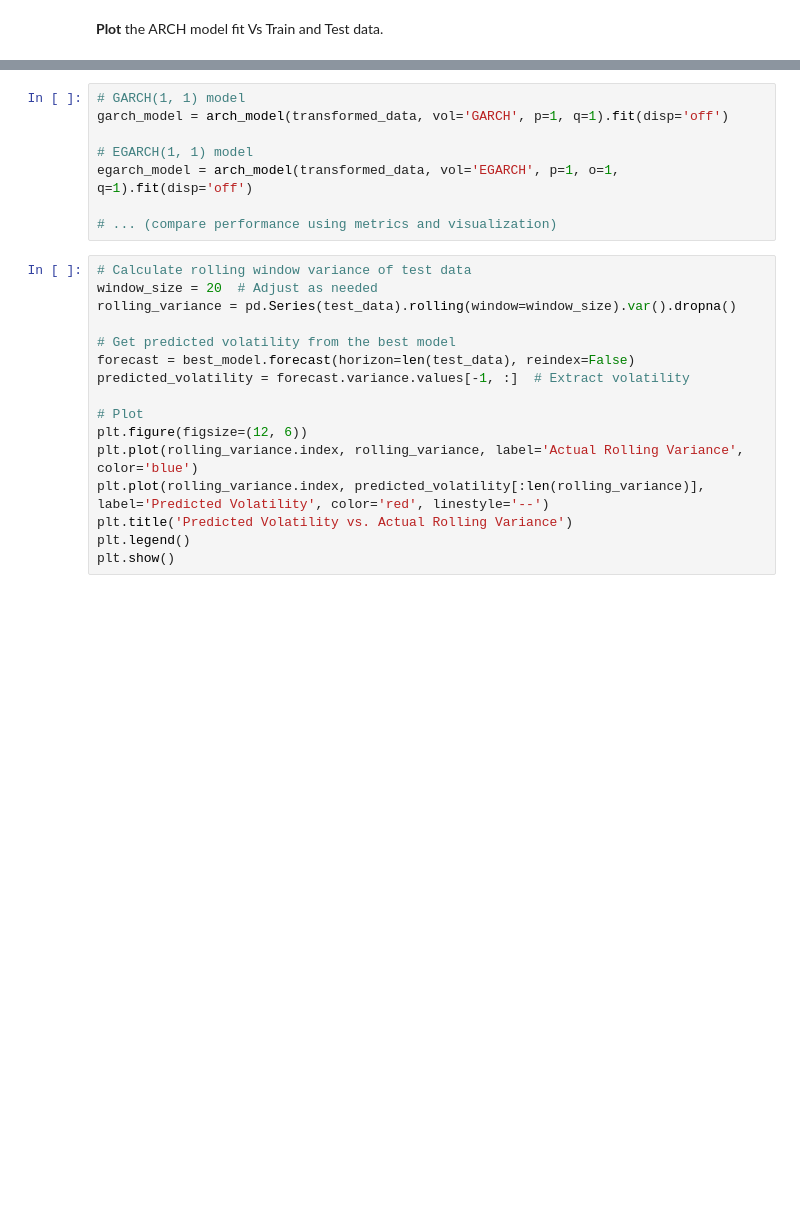
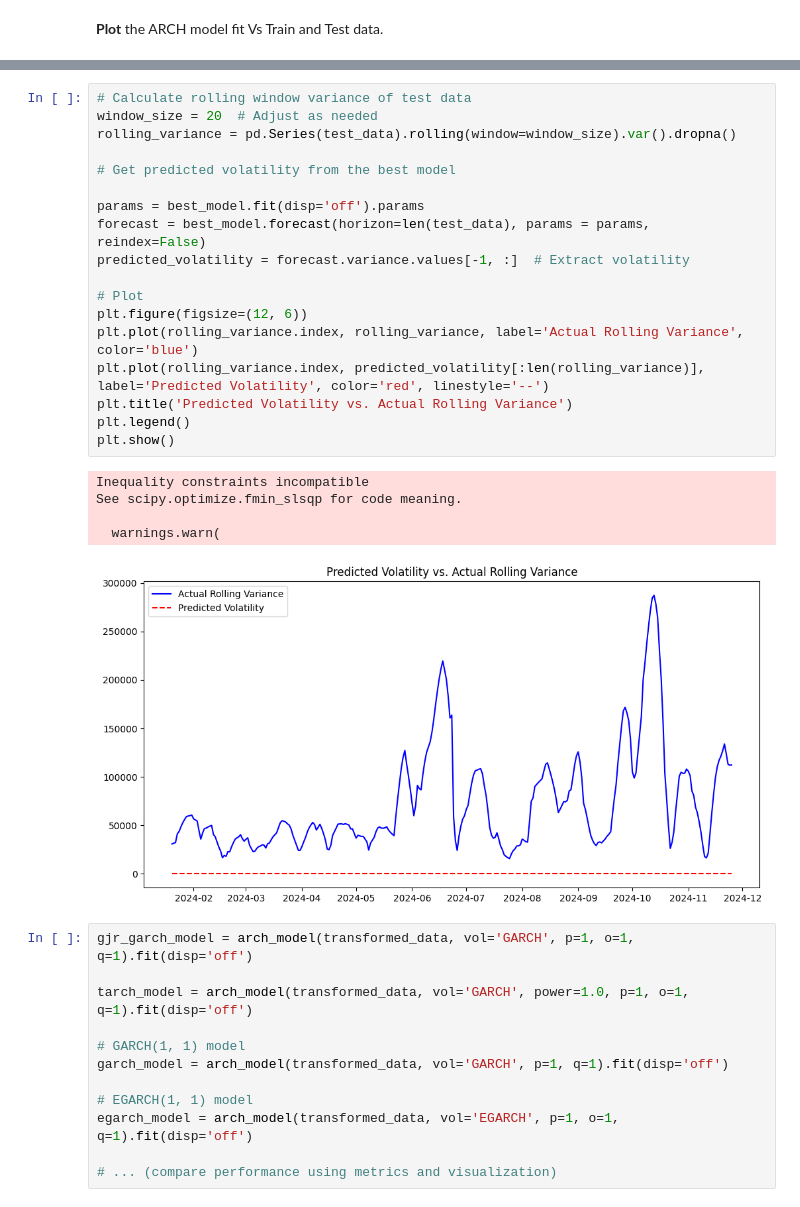
Before and after one commit to aymuos/masters-practise-repo, a Jupyter notebook: TSA_Nifty_50_Project.ipynb, the cells around one changed output, grey strips where cells are left out. Saved outputs shown, nothing was run; the diff lists cells and outputs as text; blank space fills up the shorter version.

```diff
--- a/TSA_Nifty_50_Project.ipynb
+++ b/TSA_Nifty_50_Project.ipynb
@@ -709,4 +990,32 @@ plt.show()
+# %%
+# Calculate rolling window variance of test data
+window_size = 20  # Adjust as needed
+rolling_variance = pd.Series(test_data).rolling(window=window_size).var().dropna()
+
+# Get predicted volatility from the best model
+
+params = best_model.fit(disp='off').params
+forecast = best_model.forecast(horizon=len(test_data), params = params, reindex=False)
+predicted_volatility = forecast.variance.values[-1, :]  # Extract volatility
+
+# Plot
+plt.figure(figsize=(12, 6))
+plt.plot(rolling_variance.index, rolling_variance, label='Actual Rolling Variance', color='blue')
+plt.plot(rolling_variance.index, predicted_volatility[:len(rolling_variance)], label='Predicted Volatility', color='red', linestyle='--')
+plt.title('Predicted Volatility vs. Actual Rolling Variance')
+plt.legend()
+plt.show()
+# %% [output]
+Inequality constraints incompatible
+See scipy.optimize.fmin_slsqp for code meaning.
+
+  warnings.warn(
+[figure, added]
 # %%
+gjr_garch_model = arch_model(transformed_data, vol='GARCH', p=1, o=1, q=1).fit(disp='off')
+
+tarch_model = arch_model(transformed_data, vol='GARCH', power=1.0, p=1, o=1, q=1).fit(disp='off')
+
 # GARCH(1, 1) model
 garch_model = arch_model(transformed_data, vol='GARCH', p=1, q=1).fit(disp='off')
 
@@ -714,19 +1023,3 @@ garch_model = arch_model(transformed_data, vol='GARCH', p=1, q=1).fit(disp='off'
 egarch_model = arch_model(transformed_data, vol='EGARCH', p=1, o=1, q=1).fit(disp='off')
 
 # ... (compare performance using metrics and visualization)
-# %%
-# Calculate rolling window variance of test data
-window_size = 20  # Adjust as needed
-rolling_variance = pd.Series(test_data).rolling(window=window_size).var().dropna()
-
-# Get predicted volatility from the best model
-forecast = best_model.forecast(horizon=len(test_data), reindex=False)
-predicted_volatility = forecast.variance.values[-1, :]  # Extract volatility
-
-# Plot
-plt.figure(figsize=(12, 6))
-plt.plot(rolling_variance.index, rolling_variance, label='Actual Rolling Variance', color='blue')
-plt.plot(rolling_variance.index, predicted_volatility[:len(rolling_variance)], label='Predicted Volatility', color='red', linestyle='--')
-plt.title('Predicted Volatility vs. Actual Rolling Variance')
-plt.legend()
-plt.show()
```
Also changed, not shown: parts of 35 cells of this notebook.
